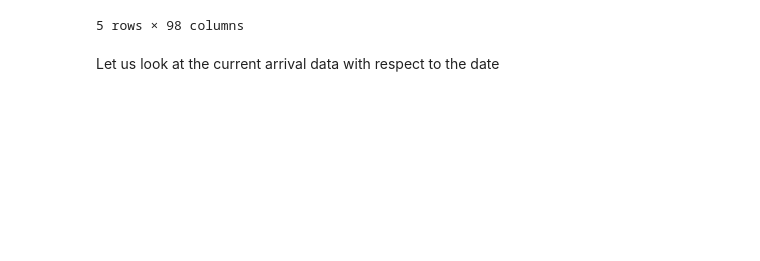
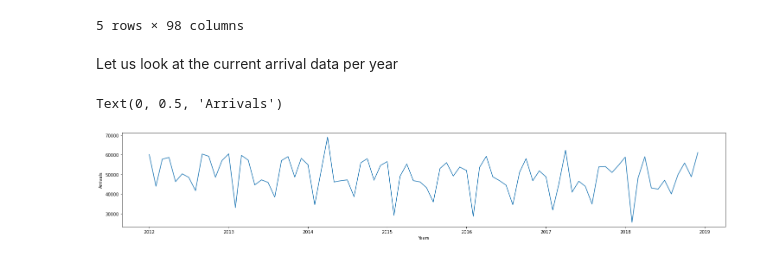
Before and after one commit to soumita20/MDS-Daekin, a Jupyter notebook: Endterm.ipynb, the cells around one changed output. Drawn from its saved outputs; the diff is of its cells as text; code cells hidden in the pictures; blank space fills up the shorter version.

```diff
--- a/Endterm.ipynb
+++ b/Endterm.ipynb
@@ -383,4 +397,13 @@ tourism_df.head()
 | 2012-05-01 | 2012-05 | 46312 | 81 | 49 | 57 | 95 | 38 | ... |
 5 rows × 98 columns
 # %% [markdown]
-Let us look at the current arrival data with respect to the date
+Let us look at the current arrival data per year
+# %%
+tourism_df_arrival = tourism_df["arrival"]
+plt.figure(figsize=(25, 4))
+plt.plot(tourism_df_arrival)
+plt.xlabel('Years')
+plt.ylabel('Arrivals')
+# %% [output]
+Text(0, 0.5, 'Arrivals')
+[figure, added]
```
Also changed, not shown: parts of 18 cells of this notebook.
